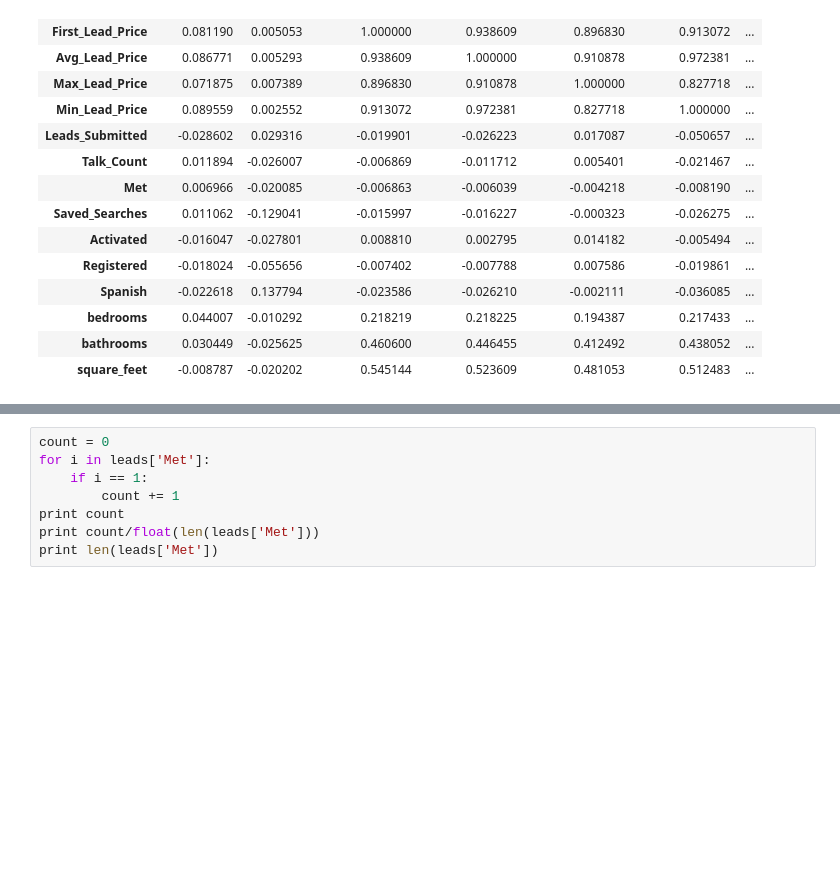
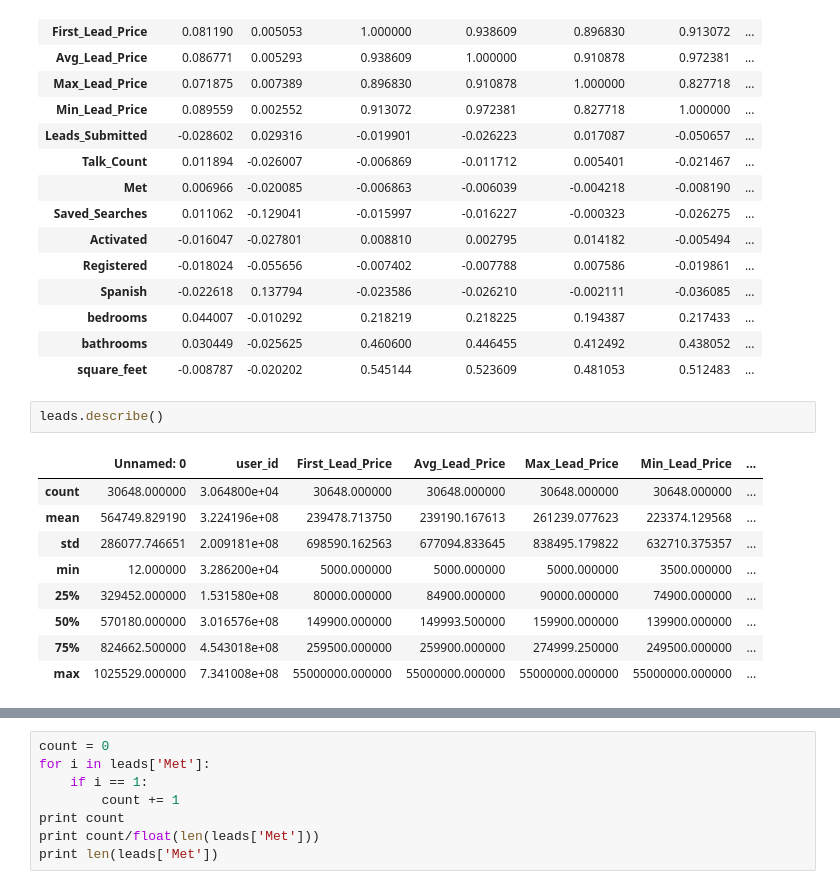
Before and after one commit to JeremyNixon/algorithms, a Jupyter notebook: Housing Price Models.ipynb, the cells around one changed output, grey strips where cells are left out. Saved outputs shown, nothing was run; the diff lists cells and outputs as text; blank space fills up the shorter version.

```diff
--- a/Housing Price Models.ipynb
+++ b/Housing Price Models.ipynb
@@ -46,3 +46,15 @@ leads.corr()
 | bedrooms | 0.044007 | -0.010292 | 0.218219 | 0.218225 | 0.194387 | 0.217433 | ... |
 | bathrooms | 0.030449 | -0.025625 | 0.460600 | 0.446455 | 0.412492 | 0.438052 | ... |
 | square_feet | -0.008787 | -0.020202 | 0.545144 | 0.523609 | 0.481053 | 0.512483 | ... |
+# %%
+leads.describe()
+# %% [output]
+|  | Unnamed: 0 | user_id | First_Lead_Price | Avg_Lead_Price | Max_Lead_Price | Min_Lead_Price | ... |
+| count | 30648.000000 | 3.064800e+04 | 30648.000000 | 30648.000000 | 30648.000000 | 30648.000000 | ... |
+| mean | 564749.829190 | 3.224196e+08 | 239478.713750 | 239190.167613 | 261239.077623 | 223374.129568 | ... |
+| std | 286077.746651 | 2.009181e+08 | 698590.162563 | 677094.833645 | 838495.179822 | 632710.375357 | ... |
+| min | 12.000000 | 3.286200e+04 | 5000.000000 | 5000.000000 | 5000.000000 | 3500.000000 | ... |
+| 25% | 329452.000000 | 1.531580e+08 | 80000.000000 | 84900.000000 | 90000.000000 | 74900.000000 | ... |
+| 50% | 570180.000000 | 3.016576e+08 | 149900.000000 | 149993.500000 | 159900.000000 | 139900.000000 | ... |
+| 75% | 824662.500000 | 4.543018e+08 | 259500.000000 | 259900.000000 | 274999.250000 | 249500.000000 | ... |
+| max | 1025529.000000 | 7.341008e+08 | 55000000.000000 | 55000000.000000 | 55000000.000000 | 55000000.000000 | ... |
```
Also changed, not shown: parts of 8 cells of this notebook.
